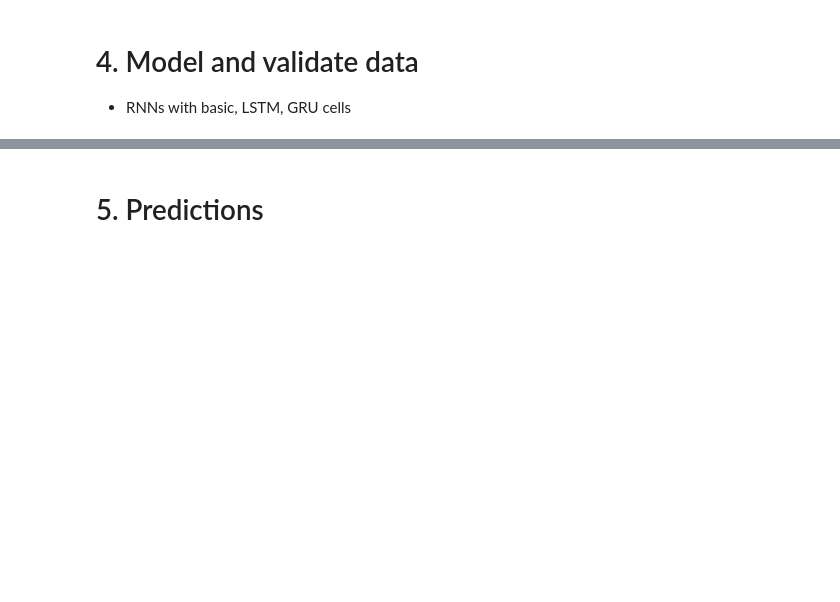
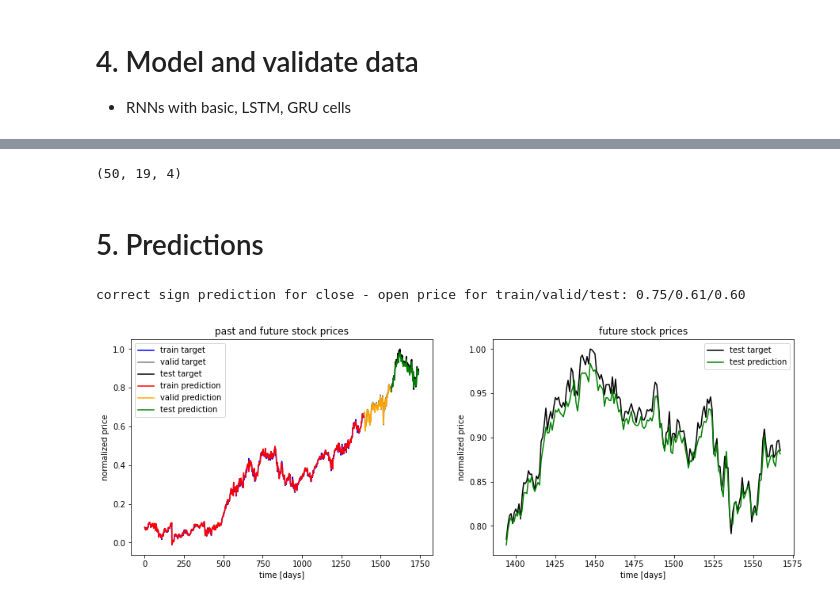
Before and after one commit to rubicon1990/priceprediction, a Jupyter notebook: notebook/ny-stock-price-prediction-rnn-lstm-gru.ipynb, the cells around one changed output, grey strips where cells are left out. Drawn from its saved outputs; the diff is of its cells as text; code cells hidden in the pictures; blank space fills up the shorter version.

```diff
--- a/notebook/ny-stock-price-prediction-rnn-lstm-gru.ipynb
+++ b/notebook/ny-stock-price-prediction-rnn-lstm-gru.ipynb
@@ -302,0 +341,38 @@ AttributeError: module 'tensorflow' has no attribute 'reset_default_graph'
+# %%
+# multi_layer_cell = tf.contrib.rnn.MultiRNNCell(layers)
+multi_layer_cell = tf.nn.rnn_cell.MultiRNNCell(layers)
+rnn_outputs, states = tf.nn.dynamic_rnn(multi_layer_cell, X, dtype=tf.float32)
+
+stacked_rnn_outputs = tf.reshape(rnn_outputs, [-1, n_neurons])
+stacked_outputs = tf.layers.dense(stacked_rnn_outputs, n_outputs)
+outputs = tf.reshape(stacked_outputs, [-1, n_steps, n_outputs])
+outputs = outputs[:,n_steps-1,:] # keep only last output of sequence
+
+loss = tf.reduce_mean(tf.square(outputs - y)) # loss function = mean squared error
+optimizer = tf.train.AdamOptimizer(learning_rate=learning_rate)
+training_op = optimizer.minimize(loss)
+# %%
+# run graph
+with tf.Session() as sess:
+    sess.run(tf.global_variables_initializer())
+    mse_train = loss.eval(feed_dict={X: x_train, y: y_train})
+    mse_valid = loss.eval(feed_dict={X: x_valid, y: y_valid})
+    print('0 epochs, 0 iterations: MSE train/valid = %.6f/%.6f'
+          % (mse_train, mse_valid))
+
+    for iteration in range(1, math.floor(n_epochs * train_set_size / batch_size) + 1):
+        x_batch, y_batch = get_next_batch(batch_size) # fetch the next training batch
+        sess.run(training_op, feed_dict={X: x_batch, y: y_batch})
+
+        if iteration % math.floor(5 * train_set_size / batch_size) == 0:
+            mse_train = loss.eval(feed_dict={X: x_train, y: y_train})
+            mse_valid = loss.eval(feed_dict={X: x_valid, y: y_valid})
+            print('%d epochs, %d iterations: MSE train/valid = %.6f/%.6f'
+                  % (math.ceil(iteration * batch_size / train_set_size),
+                     iteration,
+                     mse_train,
+                     mse_valid))
+
+    y_train_pred = sess.run(outputs, feed_dict={X: x_train})
+    y_valid_pred = sess.run(outputs, feed_dict={X: x_valid})
+    y_test_pred = sess.run(outputs, feed_dict={X: x_test})
@@ -303,2 +397,6 @@ AttributeError: module 'tensorflow' has no attribute 'reset_default_graph'
+# %%
+x_batch.shape
+# %% [output]
+(50, 19, 4)
 # %% [markdown]
 # 5. Predictions <a class="anchor" id="5-bullet"></a>
@@ -328,32 +424,37 @@ plt.plot(np.arange(y_train_pred.shape[0], y_train_pred.shape[0]+y_valid_pred.sha
 
 plt.plot(np.arange(y_train_pred.shape[0]+y_valid_pred.shape[0],
                    y_train_pred.shape[0]+y_valid_pred.shape[0]+y_test_pred.shape[0]),
          y_test_pred[:,ft], color='green', label='test prediction')
 
 plt.title('past and future stock prices')
 plt.xlabel('time [days]')
 plt.ylabel('normalized price')
 plt.legend(loc='best');
 
 plt.subplot(1,2,2);
 
 plt.plot(np.arange(y_train.shape[0], y_train.shape[0]+y_test.shape[0]),
          y_test[:,ft], color='black', label='test target')
 
 plt.plot(np.arange(y_train_pred.shape[0], y_train_pred.shape[0]+y_test_pred.shape[0]),
          y_test_pred[:,ft], color='green', label='test prediction')
 
 plt.title('future stock prices')
 plt.xlabel('time [days]')
 plt.ylabel('normalized price')
 plt.legend(loc='best');
 
 corr_price_development_train = np.sum(np.equal(np.sign(y_train[:,1]-y_train[:,0]),
             np.sign(y_train_pred[:,1]-y_train_pred[:,0])).astype(int)) / y_train.shape[0]
 corr_price_development_valid = np.sum(np.equal(np.sign(y_valid[:,1]-y_valid[:,0]),
             np.sign(y_valid_pred[:,1]-y_valid_pred[:,0])).astype(int)) / y_valid.shape[0]
 corr_price_development_test = np.sum(np.equal(np.sign(y_test[:,1]-y_test[:,0]),
             np.sign(y_test_pred[:,1]-y_test_pred[:,0])).astype(int)) / y_test.shape[0]
 
-print('correct sign prediction for close - open price for train/valid/test: %.2f/%.2f/%.2f'%(
-    corr_price_development_train, corr_price_development_valid, corr_price_development_test))
+print('correct sign prediction for close - open price for train/valid/test: %.2f/%.2f/%.2f'
+      % (corr_price_development_train,
+         corr_price_development_valid,
+         corr_price_development_test))
+# %% [output]
+correct sign prediction for close - open price for train/valid/test: 0.75/0.61/0.60
+[figure, added]
```
Also changed, not shown: parts of 11 cells of this notebook, 1 other file.
